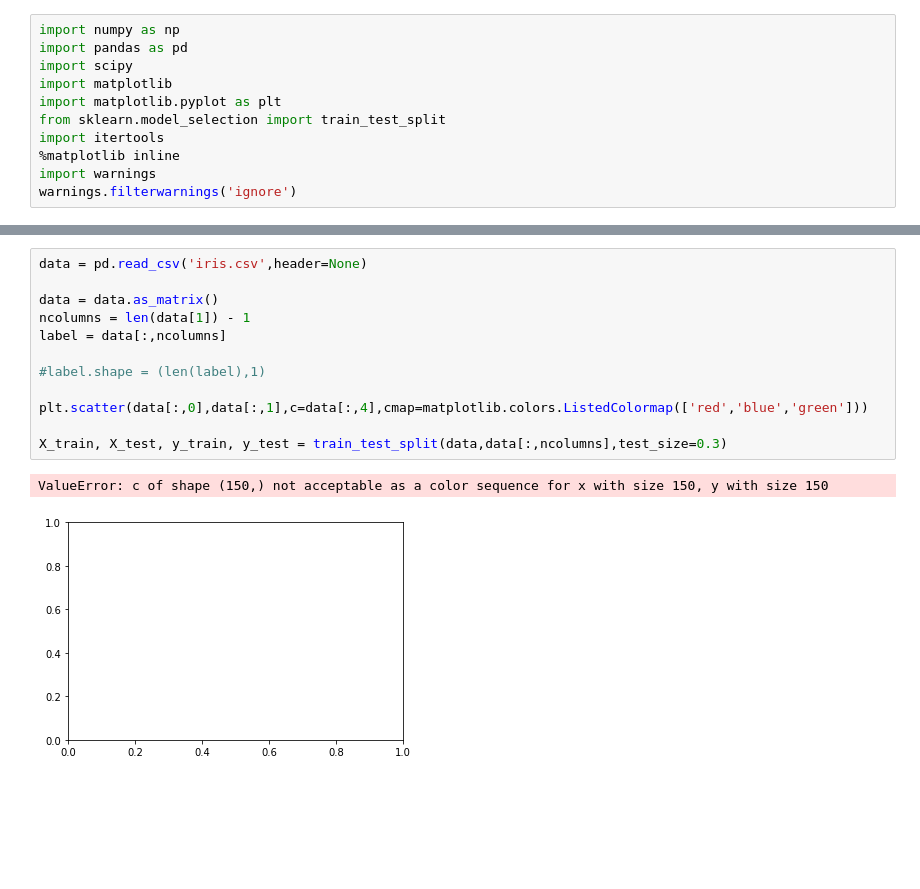
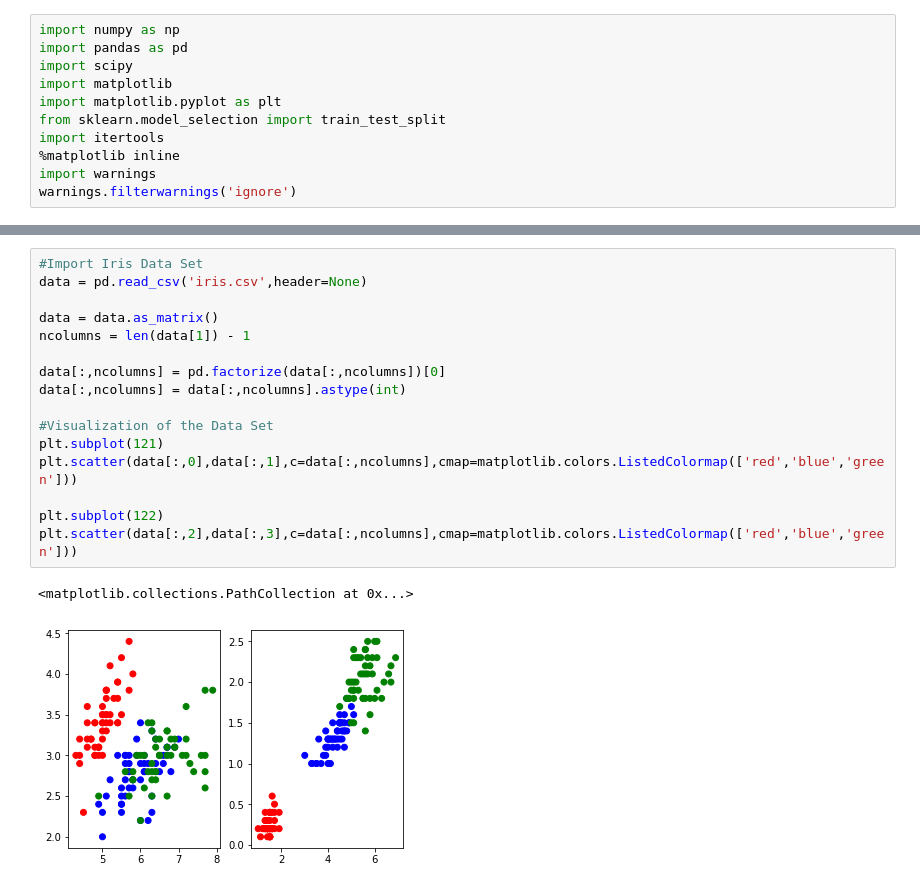
Before and after one commit to prioleaud/MLTutorial_FAMU_FSU_COE, a Jupyter notebook: MLTutorial_Example.ipynb, the cells around one changed output, grey strips where cells are left out. Cells and saved outputs as stored; diff of their text form; blank space fills up the shorter version.

```diff
--- a/MLTutorial_Example.ipynb
+++ b/MLTutorial_Example.ipynb
@@ -56,15 +59,19 @@ First, import the Iris dataset.
 # %%
+#Import Iris Data Set
 data = pd.read_csv('iris.csv',header=None)
 
 data = data.as_matrix()
 ncolumns = len(data[1]) - 1
-label = data[:,ncolumns]
 
-#label.shape = (len(label),1)
+data[:,ncolumns] = pd.factorize(data[:,ncolumns])[0]
+data[:,ncolumns] = data[:,ncolumns].astype(int)
 
-plt.scatter(data[:,0],data[:,1],c=data[:,4],cmap=matplotlib.colors.ListedColormap(['red','blue','green']))
+#Visualization of the Data Set
+plt.subplot(121)
+plt.scatter(data[:,0],data[:,1],c=data[:,ncolumns],cmap=matplotlib.colors.ListedColormap(['red','blue','green']))
 
-X_train, X_test, y_train, y_test = train_test_split(data,data[:,ncolumns],test_size=0.3)
+plt.subplot(122)
+plt.scatter(data[:,2],data[:,3],c=data[:,ncolumns],cmap=matplotlib.colors.ListedColormap(['red','blue','green']))
 # %% [output]
-ValueError: c of shape (150,) not acceptable as a color sequence for x with size 150, y with size 150
+<matplotlib.collections.PathCollection at 0x...>
-[figure, old version]
+[figure, new version]
```
Also changed, not shown: parts of 9 cells of this notebook.
